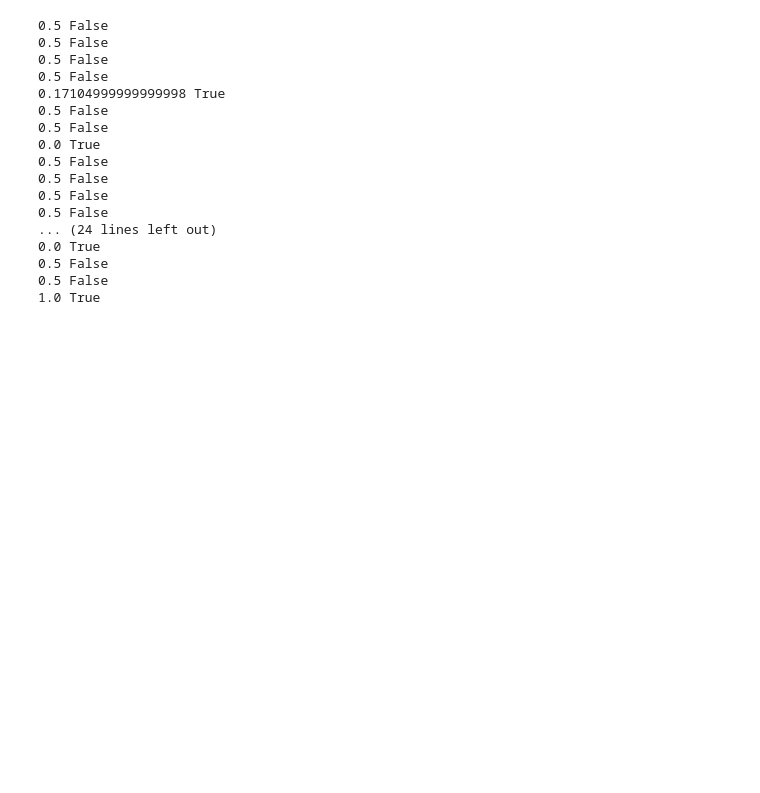
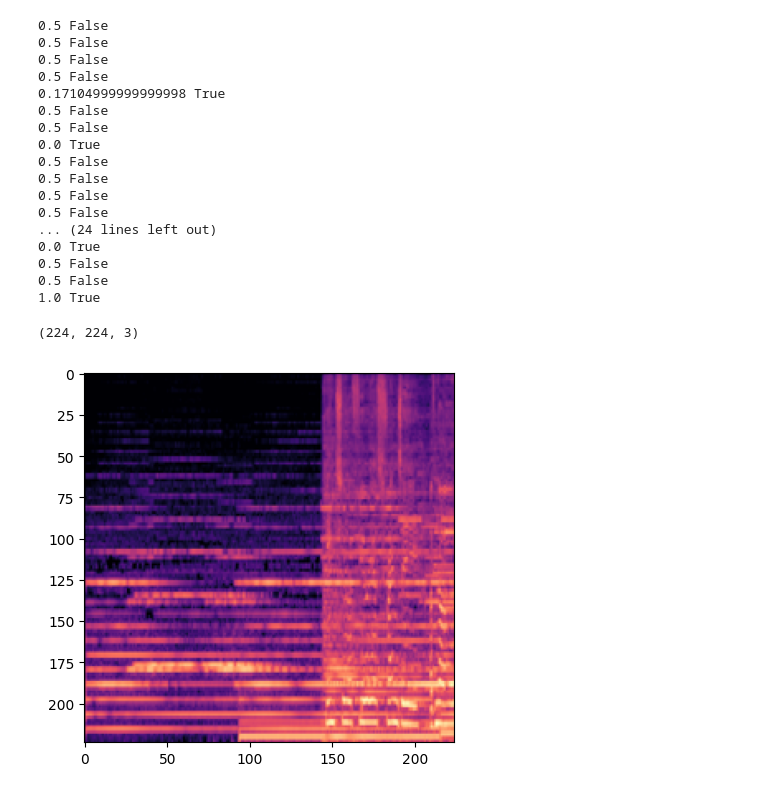
Before and after one commit to ehsankader16/CSE-472-ML_Project, a Jupyter notebook: project_notebook.ipynb, the cells around one changed output. Cells and saved outputs as stored; diff of their text form; code cells hidden in the pictures; blank space fills up the shorter version.

```diff
--- a/project_notebook.ipynb
+++ b/project_notebook.ipynb
@@ -340,6 +340,14 @@ for file in os.listdir(power_train_path):
     except:
         print(file)
         continue
+# %%
+#load an image from the power_spectrogram folder
+img = plt.imread(power_train_path + '/000046_3840.png')
+plt.imshow(img)
+print(img.shape)
+# %% [output]
+(224, 224, 3)
+[figure, added]
 # %%
 for file in os.listdir(power_test_path):
     try:
```
Also changed, not shown: parts of 19 cells of this notebook.
